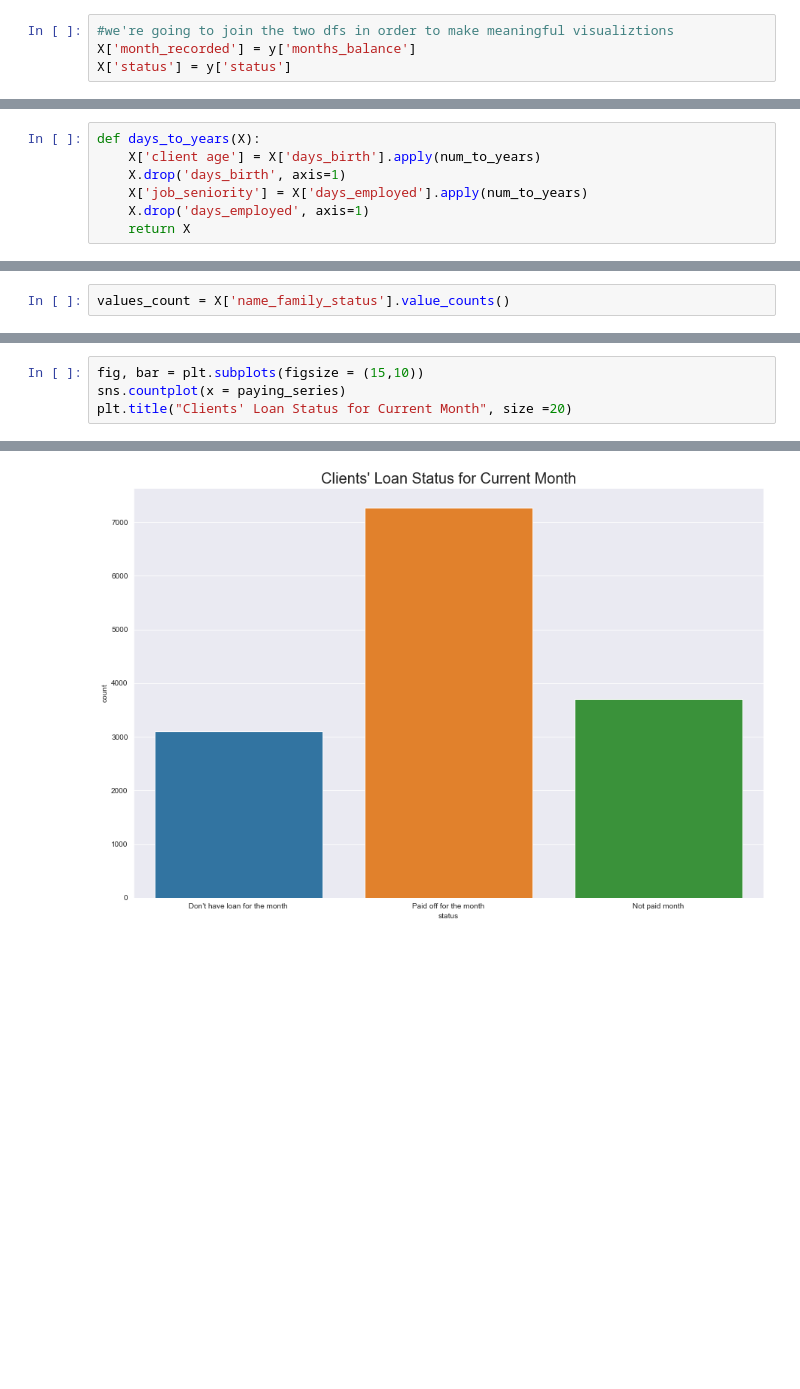
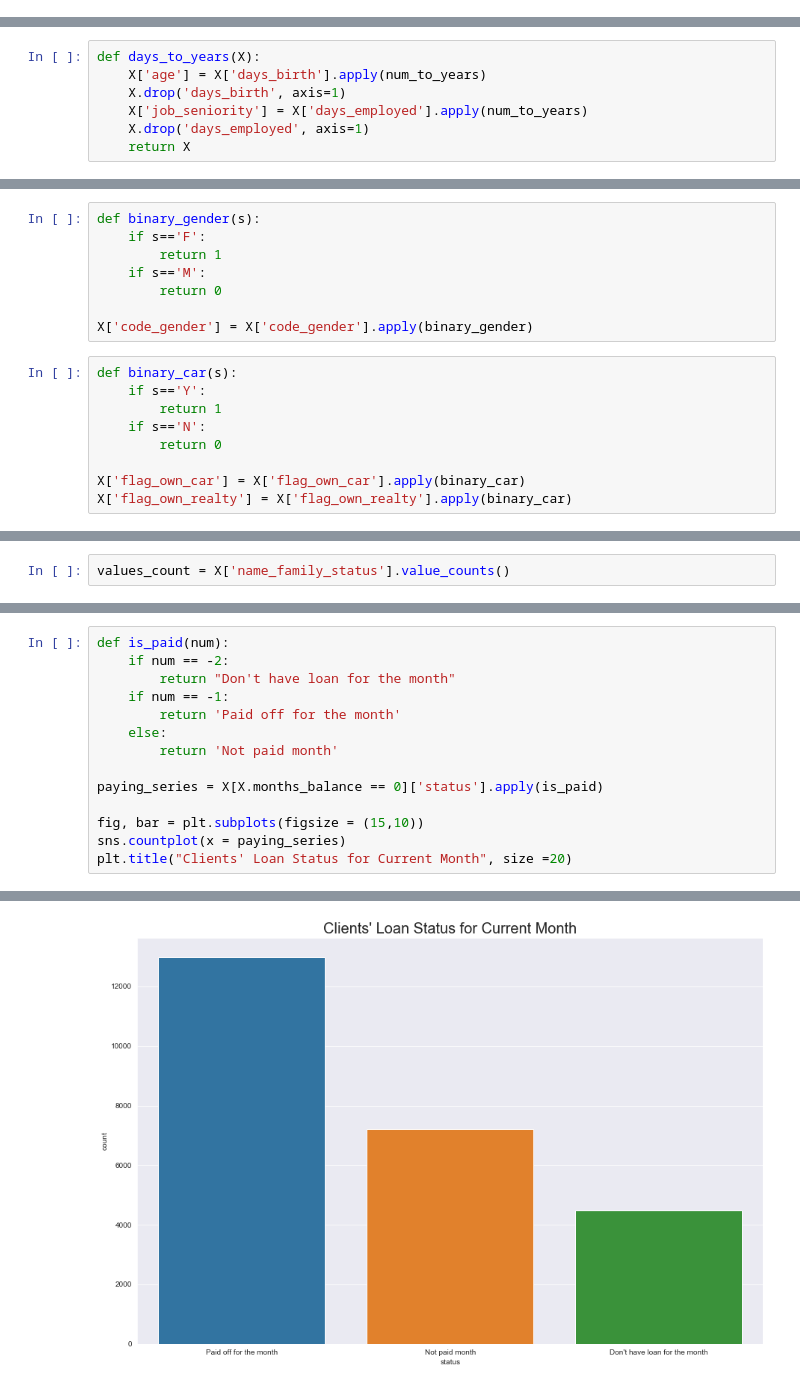
Before and after one commit to tamarshnirer/cc_aproval, a Jupyter notebook: project.ipynb, the cells around one changed output, grey strips where cells are left out. Saved outputs shown, nothing was run; the diff lists cells and outputs as text; blank space fills up the shorter version.

```diff
--- a/project.ipynb
+++ b/project.ipynb
@@ -69,5 +78 @@ y.head()
-# %%
-#we're going to join the two dfs in order to make meaningful visualiztions
-X['month_recorded'] = y['months_balance']
-X['status'] = y['status']
 # %% [markdown]
@@ -84,7 +91,7 @@ def num_to_years(num):
     return year
 # %%
 def days_to_years(X):
-    X['client age'] = X['days_birth'].apply(num_to_years)
+    X['age'] = X['days_birth'].apply(num_to_years)
     X.drop('days_birth', axis=1)
     X['job_seniority'] = X['days_employed'].apply(num_to_years)
     X.drop('days_employed', axis=1)
@@ -117,3 +131,20 @@ X.describe()
+# %%
+def binary_gender(s):
+    if s=='F':
+        return 1
+    if s=='M':
+        return 0
+
+X['code_gender'] = X['code_gender'].apply(binary_gender)
+# %%
+def binary_car(s):
+    if s=='Y':
+        return 1
+    if s=='N':
+        return 0
+
+X['flag_own_car'] = X['flag_own_car'].apply(binary_car)
+X['flag_own_realty'] = X['flag_own_realty'].apply(binary_car)
 # %% [markdown]
 ## Visualiztion
 # %%
@@ -224,7 +238,17 @@ Name: status, Length: 14066, dtype: object
 # %%
+def is_paid(num):
+    if num == -2:
+        return "Don't have loan for the month"
+    if num == -1:
+        return 'Paid off for the month'
+    else:
+        return 'Not paid month'
+
+paying_series = X[X.months_balance == 0]['status'].apply(is_paid)
+
 fig, bar = plt.subplots(figsize = (15,10))
 sns.countplot(x = paying_series)
 plt.title("Clients' Loan Status for Current Month", size =20)
 # %% [output]
 Text(0.5, 1.0, "Clients' Loan Status for Current Month")
-[figure, old version]
+[figure, new version]
```
Also changed, not shown: parts of 78 cells of this notebook.
